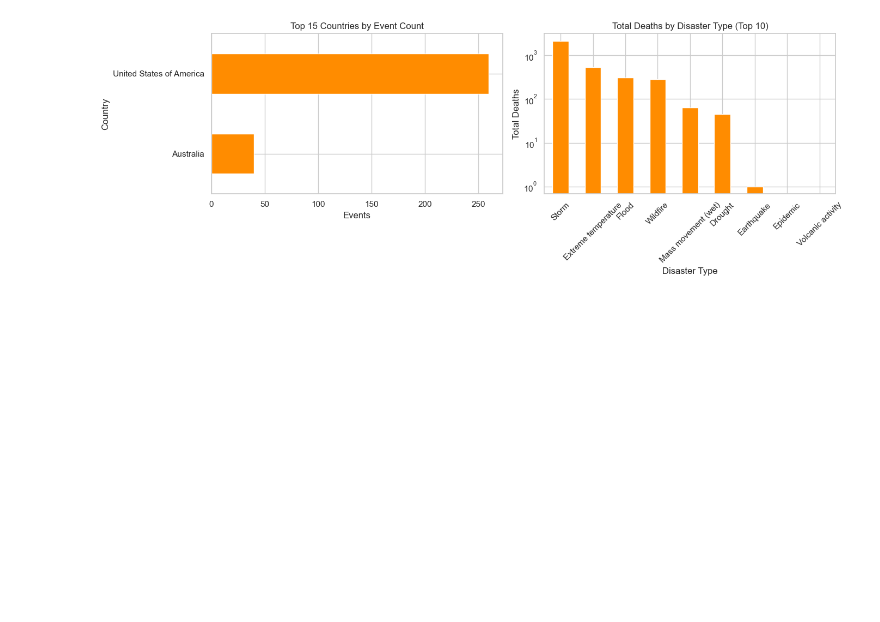
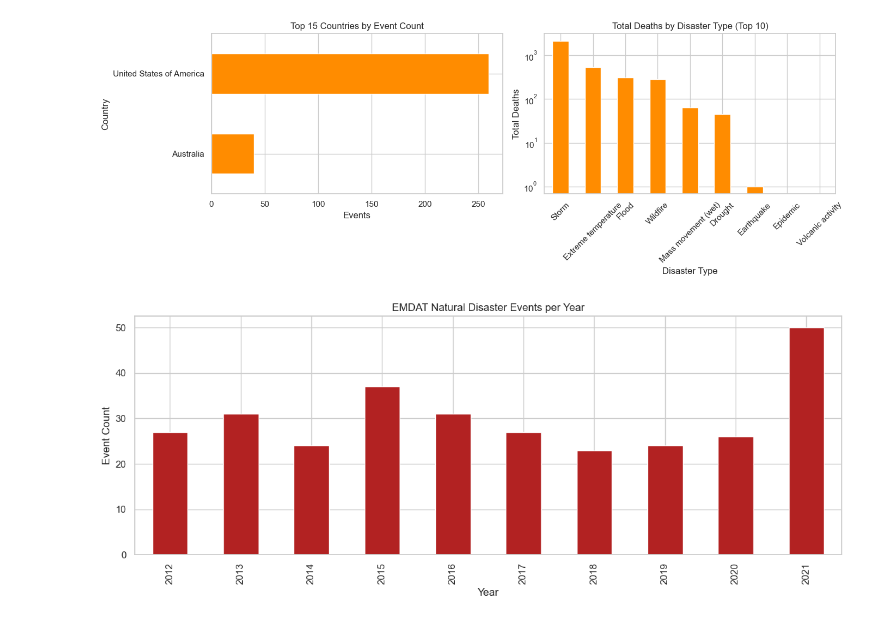
Before and after one commit to javirubio4/climate_headlines, a Jupyter notebook: eda.ipynb, the cells around one changed output. Saved outputs shown, nothing was run; the diff lists cells and outputs as text; code cells hidden in the pictures; blank space fills up the shorter version.

Commit message:
final plot

```diff
--- a/eda.ipynb
+++ b/eda.ipynb
@@ -675,3 +682,14 @@ plt.tight_layout()
 plt.show()
 # %% [output]
 [figure]
+# %%
+emdat["Start Year"].value_counts().sort_index().plot(
+    kind="bar", color="firebrick", figsize=(12, 5)
+)
+plt.title("EMDAT Natural Disaster Events per Year")
+plt.xlabel("Year")
+plt.ylabel("Event Count")
+plt.tight_layout()
+plt.show()
+# %% [output]
+[figure, added]
```
Also changed, not shown: parts of 1 cell of this notebook.
